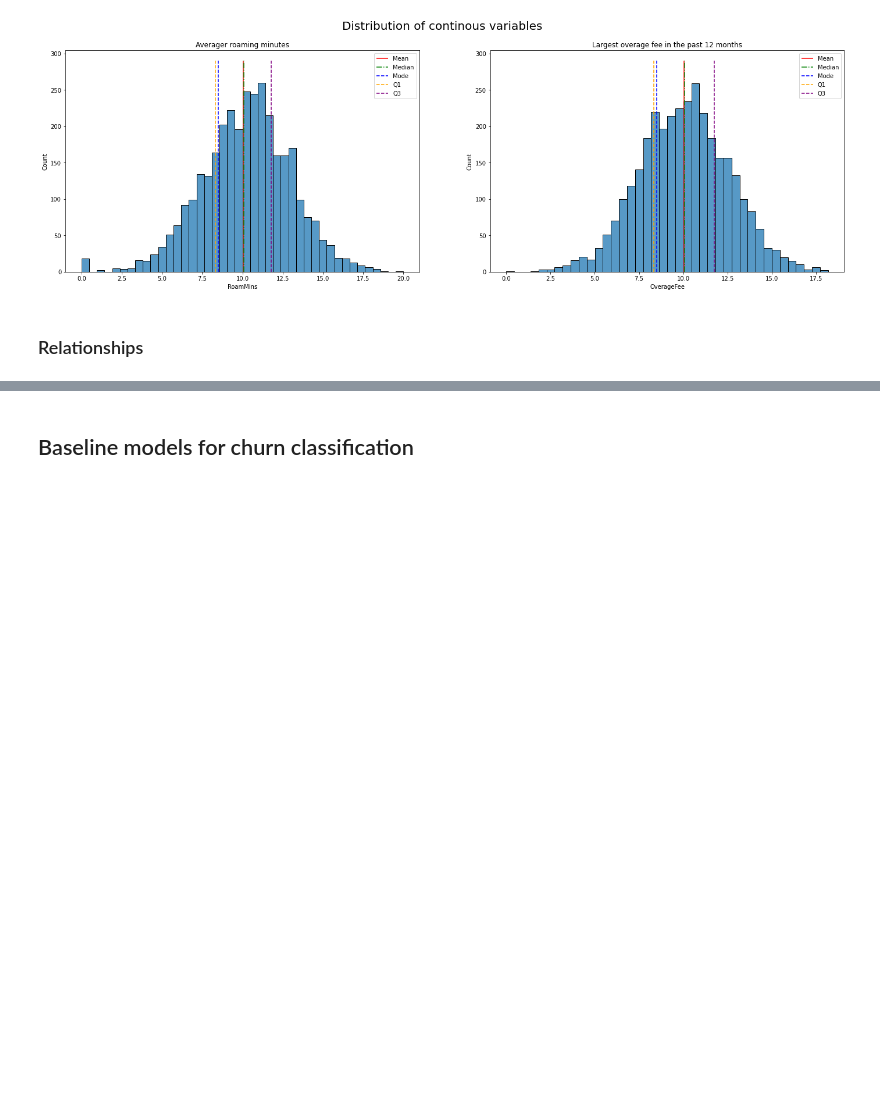
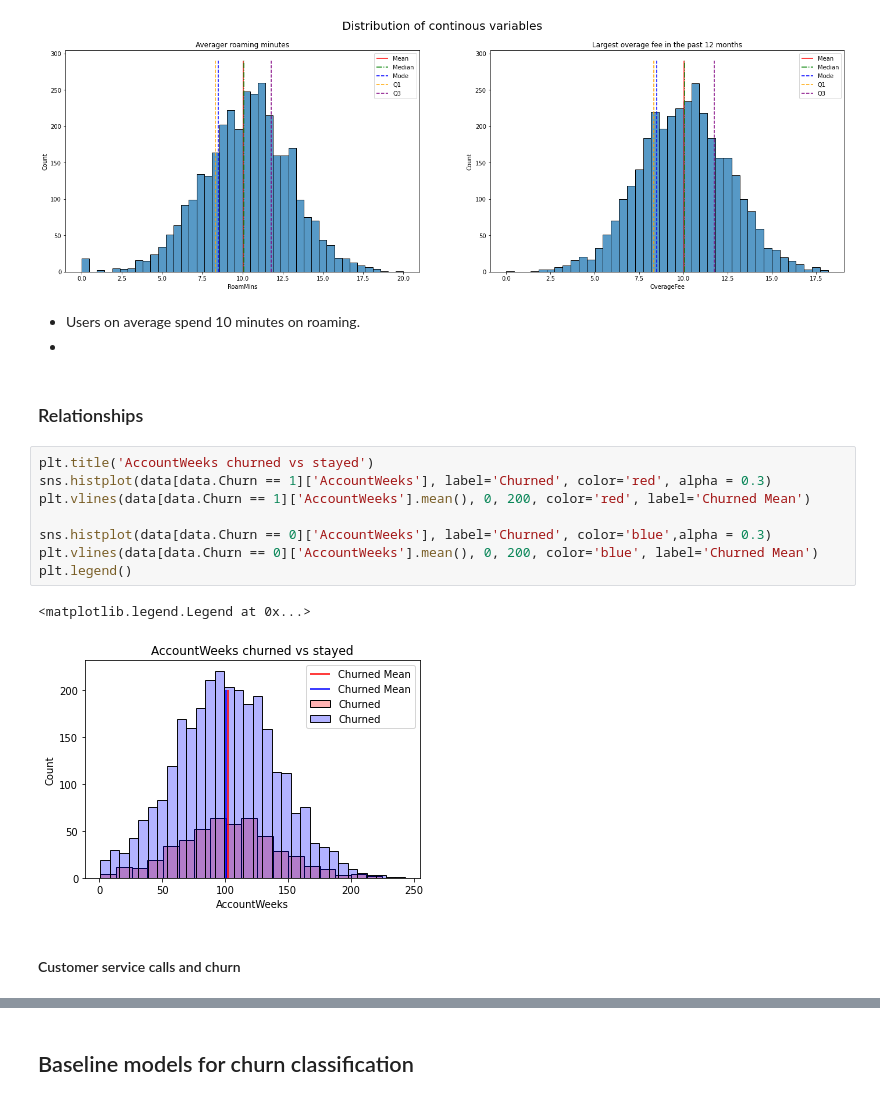
Before and after one commit to CarJung/Churn_exploration, a Jupyter notebook: Report.ipynb, the cells around one changed output, grey strips where cells are left out. Drawn from its saved outputs; the diff is of its cells as text; blank space fills up the shorter version.

```diff
--- a/Report.ipynb
+++ b/Report.ipynb
@@ -151,5 +168,21 @@ ax[1].vlines(data['OverageFee'].quantile(0.75),0,290,color='purple',label='Q3',
 ax[1].legend();
 # %% [output]
 [figure]
+# %% [markdown]
+- Users on average spend 10 minutes on roaming.
+-
 # %% [markdown]
 ### Relationships
+# %%
+plt.title('AccountWeeks churned vs stayed')
+sns.histplot(data[data.Churn == 1]['AccountWeeks'], label='Churned', color='red', alpha = 0.3)
+plt.vlines(data[data.Churn == 1]['AccountWeeks'].mean(), 0, 200, color='red', label='Churned Mean')
+
+sns.histplot(data[data.Churn == 0]['AccountWeeks'], label='Churned', color='blue',alpha = 0.3)
+plt.vlines(data[data.Churn == 0]['AccountWeeks'].mean(), 0, 200, color='blue', label='Churned Mean')
+plt.legend()
+# %% [output]
+<matplotlib.legend.Legend at 0x...>
+[figure, added]
+# %% [markdown]
+#### Customer service calls and  churn
```
Also changed, not shown: parts of 19 cells of this notebook.
